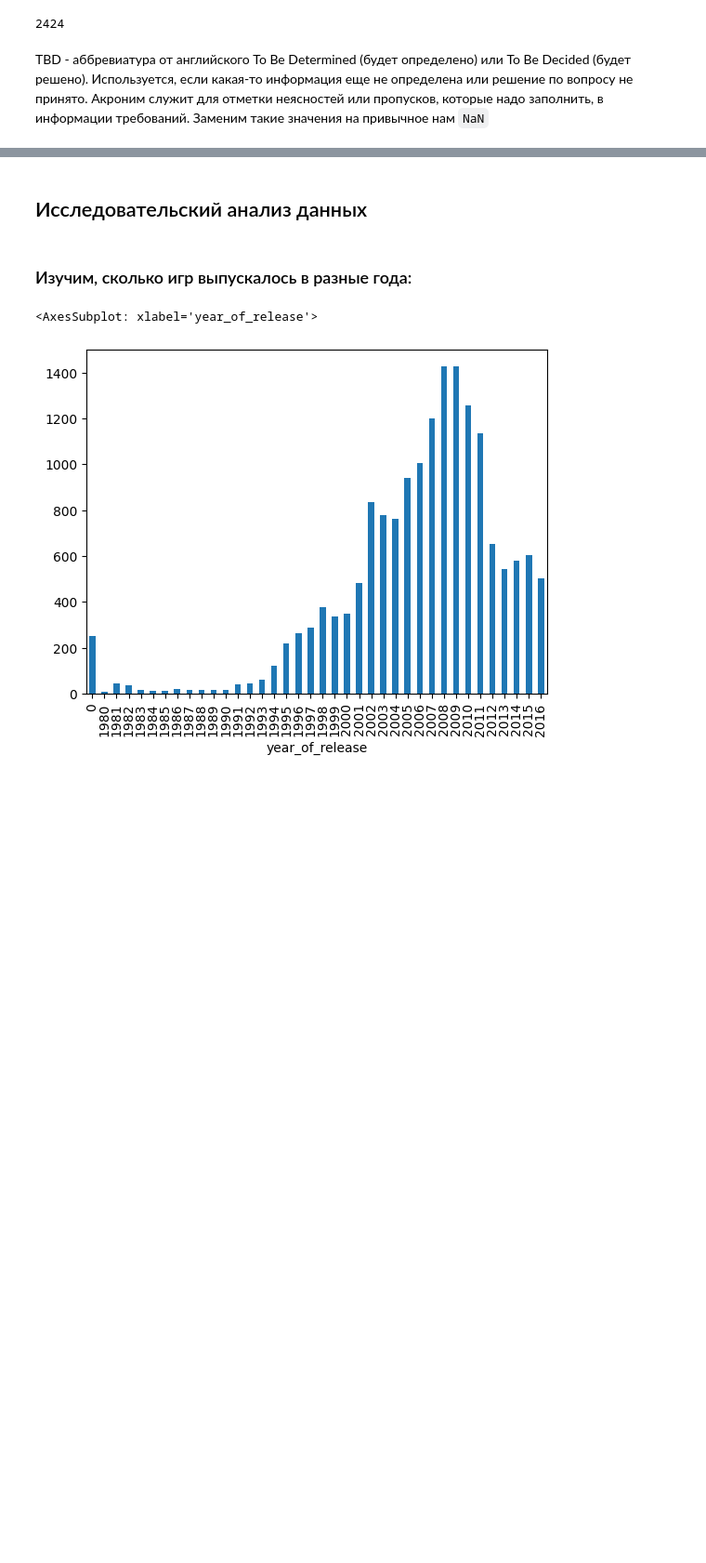
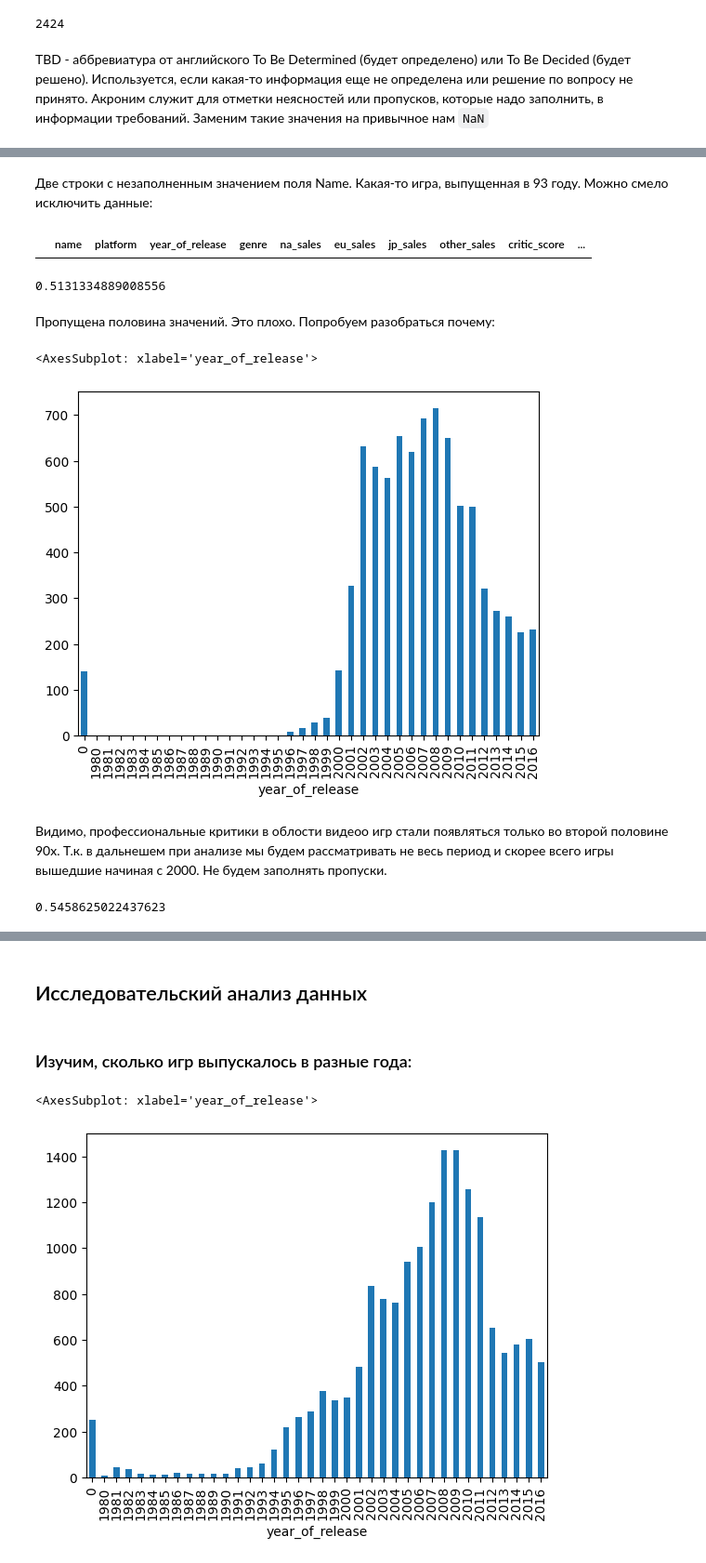
Before and after one commit to Shurick-G/practicum, a Jupyter notebook: prefab_project_1/prefab_project_1.ipynb, the cells around one changed output, grey strips where cells are left out. Shown at 93% size. Saved outputs shown, nothing was run; the diff lists cells and outputs as text; code cells hidden in the pictures; blank space fills up the shorter version.

```diff
--- a/prefab_project_1/prefab_project_1.ipynb
+++ b/prefab_project_1/prefab_project_1.ipynb
@@ -244,0 +503,2 @@ df['user_score'] = df['user_score'].astype('float')
+# %% [markdown]
+Две строки с незаполненным значением поля Name. Какая-то игра, выпущенная в 93 году. Можно смело исключить данные:
@@ -244,0 +507,21 @@ df['user_score'] = df['user_score'].astype('float')
+# %%
+df[df['genre'].isna()]
+# %% [output]
+|  | name | platform | year_of_release | genre | na_sales | eu_sales | jp_sales | other_sales | critic_score | ... |
+# %%
+df['critic_score'].isna().mean()
+# %% [output]
+0.5131334889008556
+# %% [markdown]
+Пропущена половина значений. Это плохо. Попробуем разобраться почему:
+# %%
+df.groupby('year_of_release')['critic_score'].count().plot.bar()
+# %% [output]
+<AxesSubplot: xlabel='year_of_release'>
+[figure, added]
+# %% [markdown]
+Видимо, профессиональные критики в облости видеоо игр стали появляться только во второй половине 90х. Т.к. в дальнешем при анализе мы будем рассматривать не весь период и скорее всего игры вышедшие начиная с 2000. Не будем заполнять пропуски.
+# %%
+df['user_score'].isna().mean()
+# %% [output]
+0.5458625022437623
```
Also changed, not shown: parts of 72 cells of this notebook, 1 other file.
